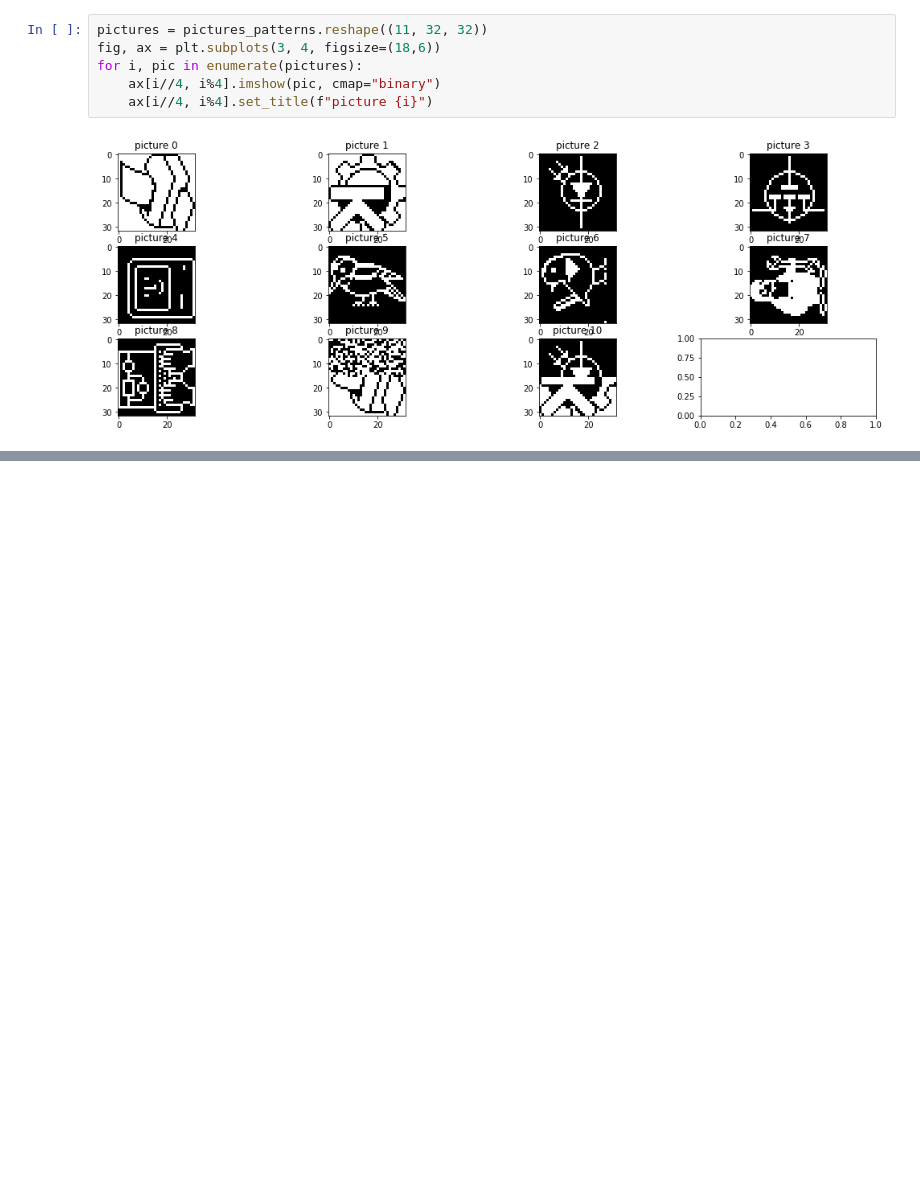
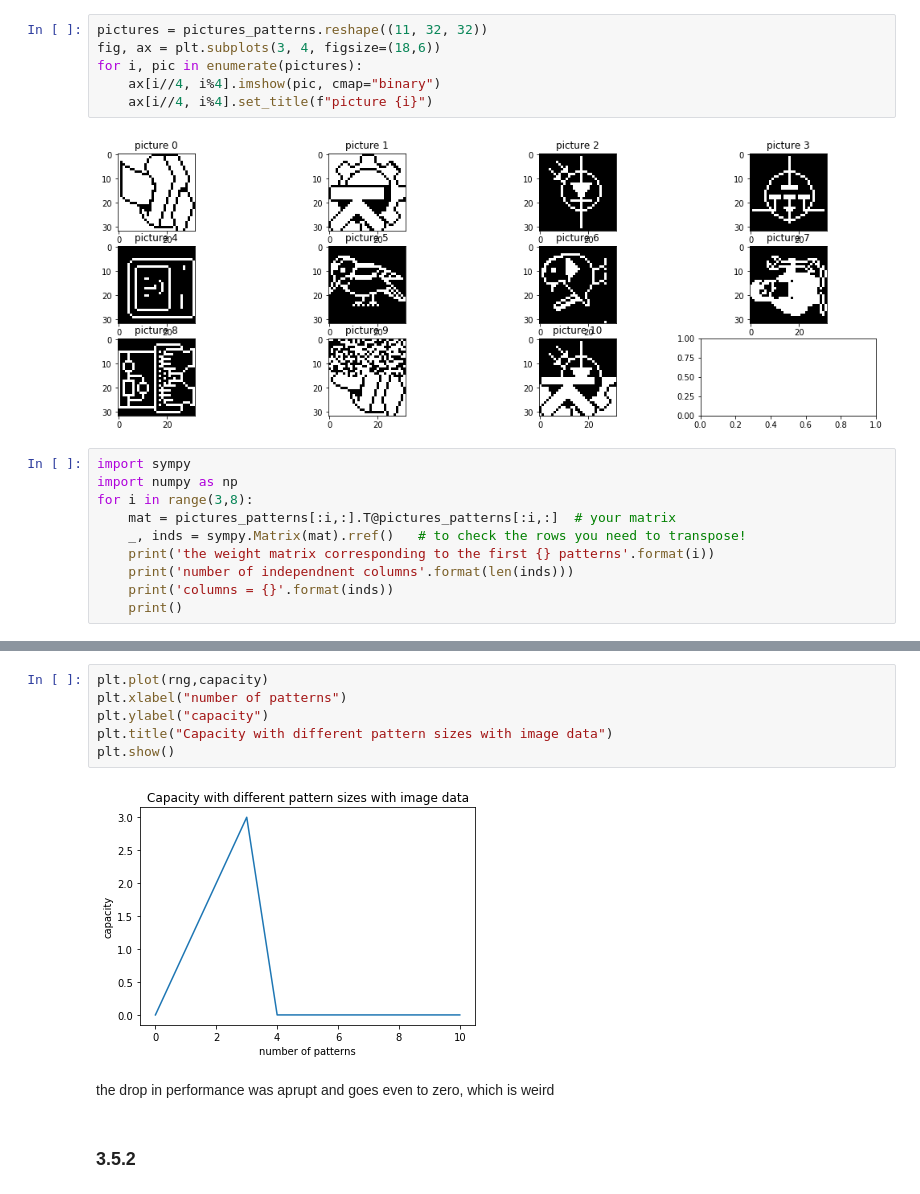
Before and after one commit to kenza-bouzid/ann_labs, a Jupyter notebook: lab3/3_5.ipynb, the cells around one changed output, grey strips where cells are left out. Drawn from its saved outputs; the diff is of its cells as text; blank space fills up the shorter version.

```diff
--- a/lab3/3_5.ipynb
+++ b/lab3/3_5.ipynb
@@ -24,3 +24,13 @@ for i, pic in enumerate(pictures):
     ax[i//4, i%4].set_title(f"picture {i}")
 # %% [output]
 [figure]
+# %%
+import sympy
+import numpy as np
+for i in range(3,8):
+    mat = pictures_patterns[:i,:].T@pictures_patterns[:i,:]  # your matrix
+    _, inds = sympy.Matrix(mat).rref()   # to check the rows you need to transpose!
+    print('the weight matrix corresponding to the first {} patterns'.format(i))
+    print('number of independnent columns'.format(len(inds)))
+    print('columns = {}'.format(inds))
+    print()
@@ -42,0 +84,12 @@ Convergence towards stored pattern nb 2!
+# %%
+plt.plot(rng,capacity)
+plt.xlabel("number of patterns")
+plt.ylabel("capacity")
+plt.title("Capacity with different pattern sizes with image data")
+plt.show()
+# %% [output]
+[figure, added]
+# %% [markdown]
+the drop in performance was aprupt and goes even to zero, which is weird
+# %% [markdown]
+### 3.5.2
```
Also changed, not shown: parts of 18 cells of this notebook, 2 other files.
